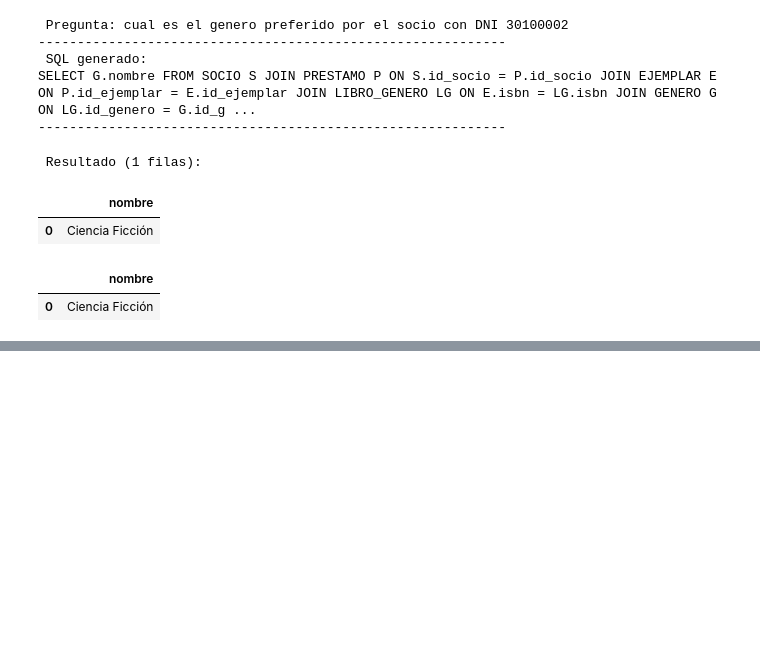
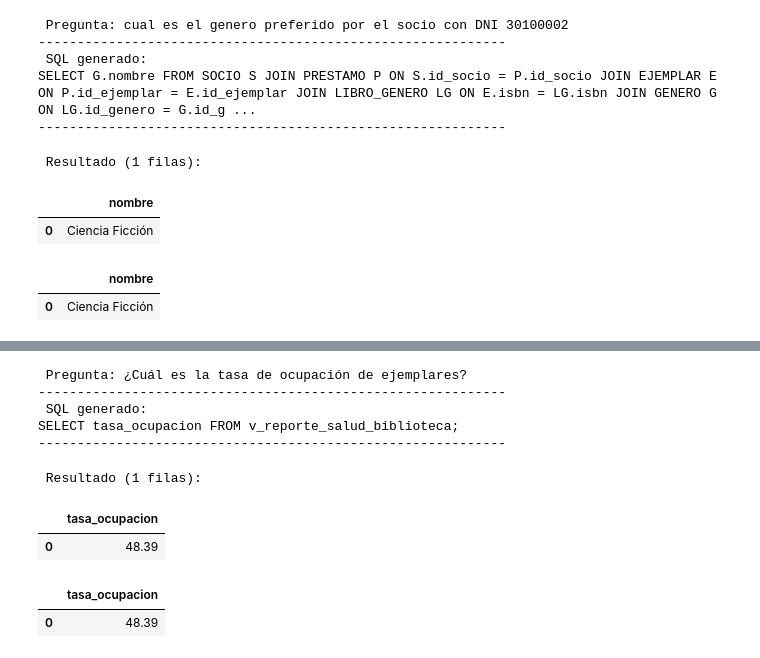
Before and after one commit to AnnaGarnier/biblioIA, a Jupyter notebook: notebooks/test_queries.ipynb, the cells around one changed output, grey strips where cells are left out. Cells and saved outputs as stored; diff of their text form; code cells hidden in the pictures; blank space fills up the shorter version.

```diff
--- a/notebooks/test_queries.ipynb
+++ b/notebooks/test_queries.ipynb
@@ -277,0 +279,13 @@ SELECT G.nombre FROM SOCIO S JOIN PRESTAMO P ON S.id_socio = P.id_socio JOIN EJE
+# %%
+agente_responder("¿Cuál es la tasa de ocupación de ejemplares?")
+# %% [output]
+ Pregunta: ¿Cuál es la tasa de ocupación de ejemplares?
+------------------------------------------------------------
+ SQL generado:
+SELECT tasa_ocupacion FROM v_reporte_salud_biblioteca;
+------------------------------------------------------------
+ Resultado (1 filas):
+|  | tasa_ocupacion |
+| 0 | 48.39 |
+|  | tasa_ocupacion |
+| 0 | 48.39 |
```
Also changed, not shown: parts of 7 cells of this notebook.
